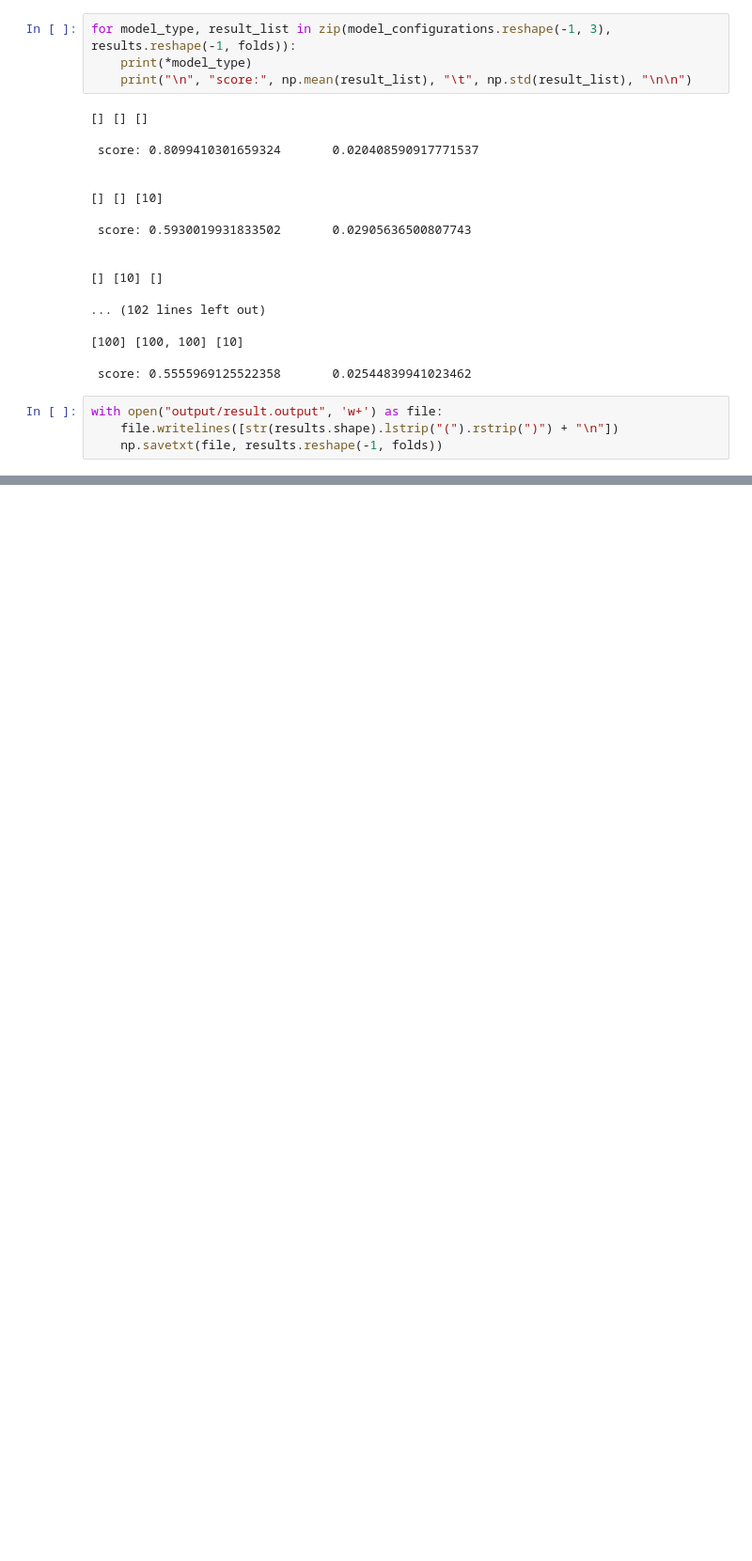
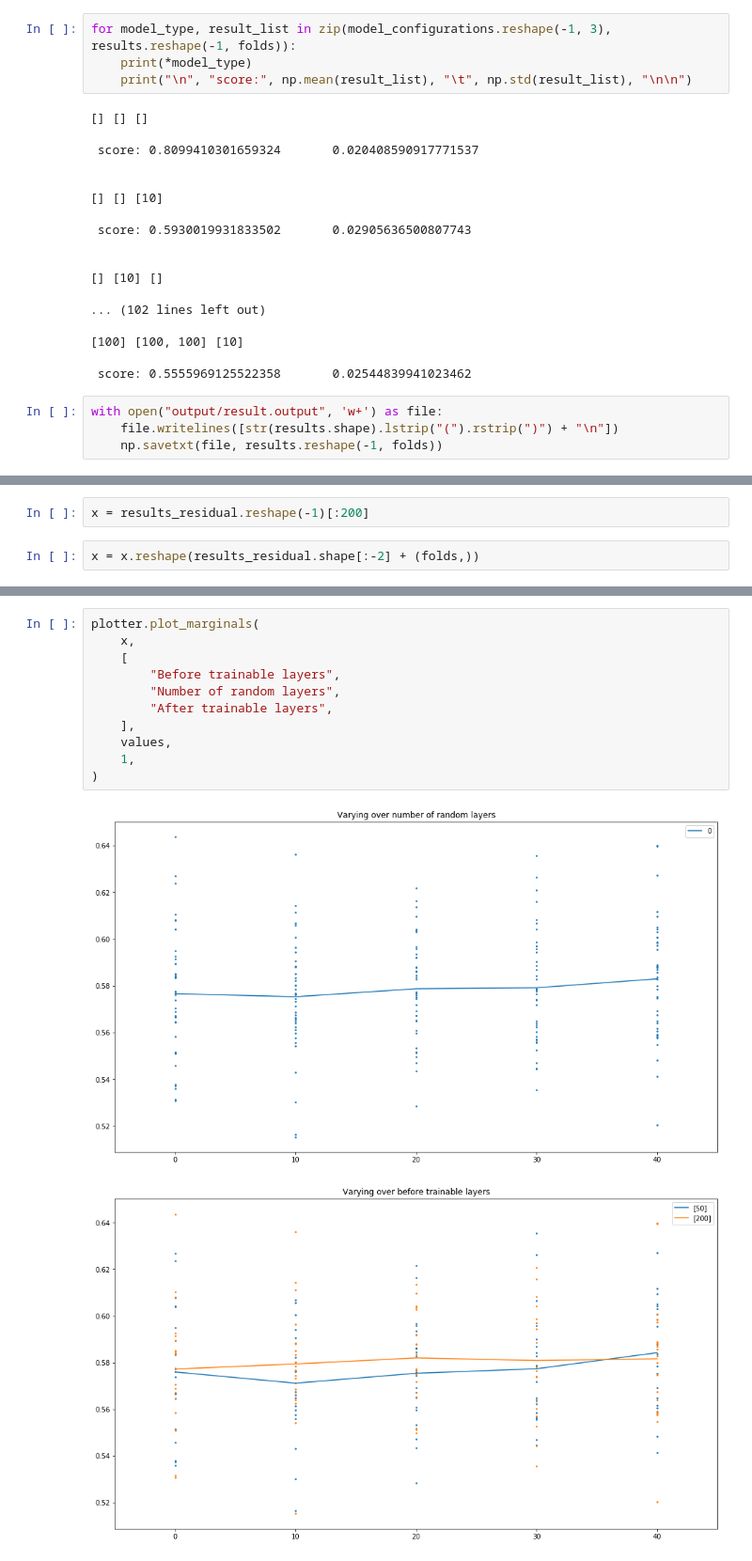
Before and after one commit to matejsladek/random_layers, a Jupyter notebook: code/experiments/census-income/Census Income.ipynb, the cells around one changed output, grey strips where cells are left out. Shown: that part at 94% size. Cells and saved outputs as stored; diff of their text form; blank space fills up the shorter version.

```diff
--- a/code/experiments/census-income/Census Income.ipynb
+++ b/code/experiments/census-income/Census Income.ipynb
@@ -405,0 +562,4 @@ with open("output/result.output", 'w+') as file:
+# %%
+x = results_residual.reshape(-1)[:200]
+# %%
+x = x.reshape(results_residual.shape[:-2] + (folds,))
@@ -405,0 +582,14 @@ with open("output/result.output", 'w+') as file:
+# %%
+plotter.plot_marginals(
+    x,
+    [
+        "Before trainable layers",
+        "Number of random layers",
+        "After trainable layers",
+    ],
+    values,
+    1,
+)
+# %% [output]
+[figure, added]
+[figure, added]
```
Also changed, not shown: parts of 27 cells of this notebook.
